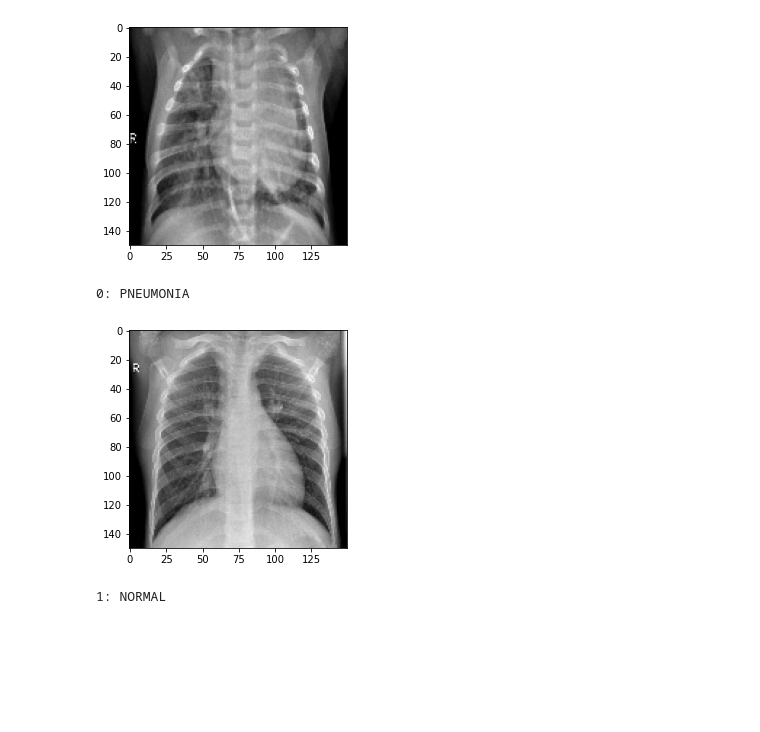
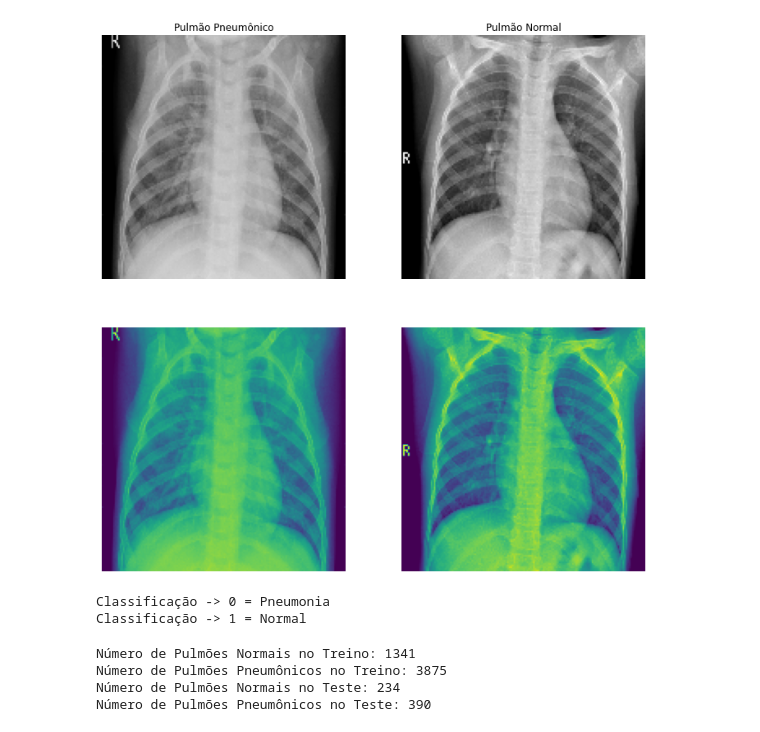
Before and after one commit to arthurchieppe/P2_CDados, a Jupyter notebook: P2-CDADOS.ipynb, the cells around one changed output. Cells and saved outputs as stored; diff of their text form; code cells hidden in the pictures; blank space fills up the shorter version.

```diff
--- a/P2-CDADOS.ipynb
+++ b/P2-CDADOS.ipynb
@@ -6,30 +7,65 @@ import matplotlib.pyplot as plt
 # %%
-categories = ['PNEUMONIA', 'NORMAL']
-img_size = 150
+categories = ['PNEUMONIA', 'NORMAL'] # Index 0-Pulmão Pneumonico e 1-Pulmão Normal
+img_size = 150 # Redimensionando a imagem para 150x150 pixels
+
 def images_manipulation(data_dir):
     data = []
+    number_of_normal = 0
+    number_of_pneumonia = 0
+
     for category in categories:
         path = os.path.join(data_dir, category)
+        lista = os.listdir(path)
+
+        if category == "NORMAL":
+          number_of_normal += len(lista)
+        else:
+          number_of_pneumonia += len(lista)
+
         class_num = categories.index(category)
         for img in os.listdir(path):
                 img_arr = cv2.imread(os.path.join(path, img), cv2.IMREAD_GRAYSCALE)
                 resized_image = cv2.resize(img_arr, (img_size, img_size))
                 data.append([resized_image, class_num])
-    return np.array(data, dtype=object)
 
-test_data = images_manipulation('content/chest_xray/test')
-train_data = images_manipulation('content/chest_xray/train')
+    return np.array(data), number_of_normal, number_of_pneumonia
+
+test_data, number_of_normal_test, number_of_pneumonia_test = images_manipulation('content/chest_xray/test')
+train_data, number_of_normal_train, number_of_pneumonia_train = images_manipulation('content/chest_xray/train')
-# %%
-plt.imshow(test_data[0][0], cmap='gray')
-plt.show()
-print(f"{test_data[0][1]}: PNEUMONIA")
-# %% [output]
-[figure, removed]
-0: PNEUMONIA
-# %%
-plt.imshow(test_data[-1][0], cmap='gray')
-plt.show()
-print(f"{test_data[-1][1]}: NORMAL")
-# %% [output]
-[figure, removed]
-1: NORMAL
+# %%
+plt.figure(figsize=(12, 12))
+plt.subplot(221)
+plt.imshow(test_data[200][0], cmap='gray')
+plt.title("Pulmão Pneumônico")
+plt.axis('off')
+
+plt.subplot(222)
+plt.imshow(test_data[-2][0], cmap='gray')
+plt.title("Pulmão Normal")
+plt.axis('off')
+
+plt.subplot(223)
+plt.imshow(test_data[200][0])
+plt.axis('off')
+
+plt.subplot(224)
+plt.imshow(test_data[-2][0])
+plt.axis('off')
+
+plt.show()
+print(f"Classificação -> {test_data[200][1]} = Pneumonia")
+print(f"Classificação -> {test_data[-2][1]} = Normal")
+# %% [output]
+[figure, added]
+Classificação -> 0 = Pneumonia
+Classificação -> 1 = Normal
+# %%
+print(f"Número de Pulmões Normais no Treino: {number_of_normal_train}")
+print(f"Número de Pulmões Pneumônicos no Treino: {number_of_pneumonia_train}")
+print(f"Número de Pulmões Normais no Teste: {number_of_normal_test}")
+print(f"Número de Pulmões Pneumônicos no Teste: {number_of_pneumonia_test}")
+# %% [output]
+Número de Pulmões Normais no Treino: 1341
+Número de Pulmões Pneumônicos no Treino: 3875
+Número de Pulmões Normais no Teste: 234
+Número de Pulmões Pneumônicos no Teste: 390
```
Also changed, not shown: parts of 8 cells of this notebook.
